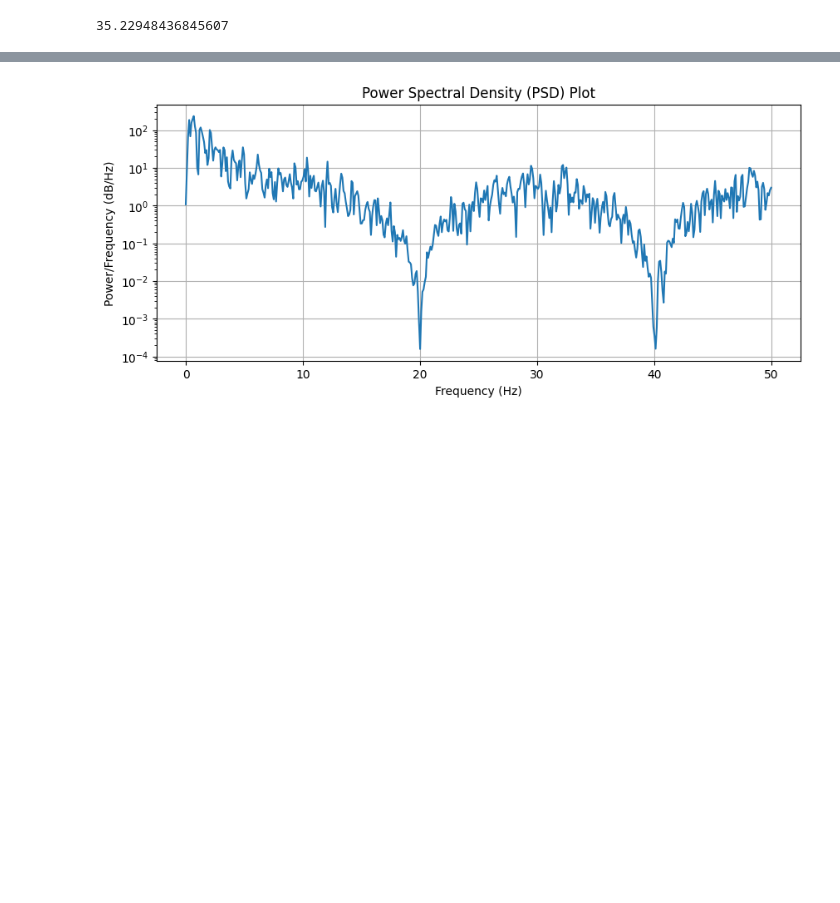
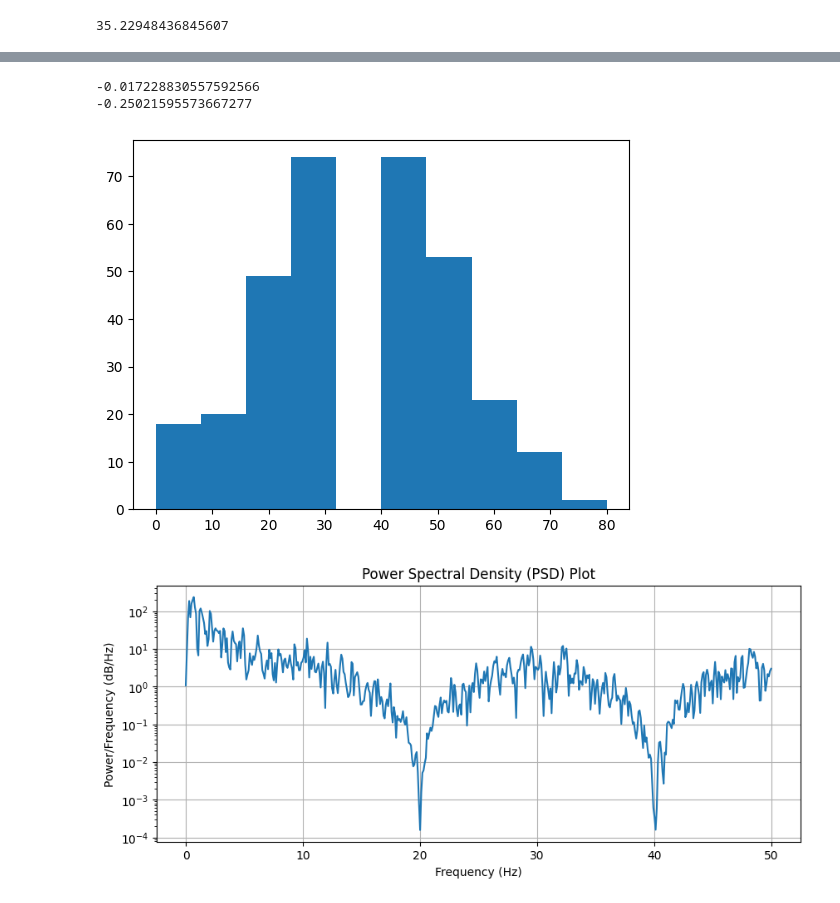
Before and after one commit to jazlynntan/BME1500H_group5, a Jupyter notebook: FeatureExtraction_scrap.ipynb, the cells around one changed output, grey strips where cells are left out. Drawn from its saved outputs; the diff is of its cells as text; code cells hidden in the pictures; blank space fills up the shorter version.

```diff
--- a/FeatureExtraction_scrap.ipynb
+++ b/FeatureExtraction_scrap.ipynb
@@ -125,3 +127,11 @@ len(ifr)
+# %%
+plt.hist(ifr)
+print(stats.skew(ifr))
+print(stats.kurtosis(ifr))
+# %% [output]
+-0.017228830557592566
+-0.25021595573667277
+[figure, added]
 # %%
 import numpy as np
 import matplotlib.pyplot as plt
```
Also changed, not shown: parts of 3 cells of this notebook, 3 other files.
